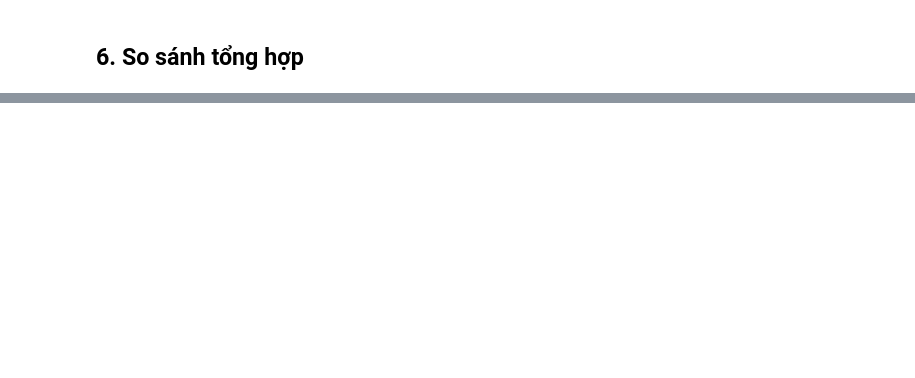
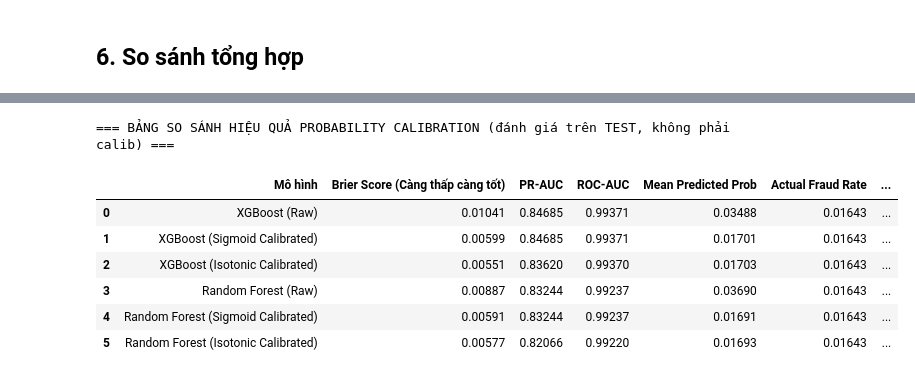
Before and after one commit to wimaniac/Agentic-Fraud-Detection-Investigation, a Jupyter notebook: notebook/03_feature_engineering_baseline.ipynb, the cells around one changed output, grey strips where cells are left out. Drawn from its saved outputs; the diff is of its cells as text; code cells hidden in the pictures; blank space fills up the shorter version.

```diff
--- a/notebook/03_feature_engineering_baseline.ipynb
+++ b/notebook/03_feature_engineering_baseline.ipynb
@@ -458,0 +647,69 @@ plt.show()
+# %%
+# --- 7.1 KHỞI TẠO VÀ FIT CALIBRATEDCLASSIFIERCV ---
+# QUAN TRỌNG: fit trên (X_calib, y_calib), ĐÁNH GIÁ trên (X_test, y_test)
+# — KHÔNG bao giờ dùng chung 1 tập cho cả 2 việc (xem mục 6c).
+
+try:
+    from sklearn.frozen import FrozenEstimator
+    def create_calibrator(base_clf, method='sigmoid'):
+        return CalibratedClassifierCV(estimator=FrozenEstimator(base_clf), method=method)
+except ImportError:
+    def create_calibrator(base_clf, method='sigmoid'):
+        return CalibratedClassifierCV(estimator=base_clf, method=method, cv='prefit')
+
+# 1. Calibrate mô hình XGBoost (Best Model) — FIT trên calib
+cal_xgb_sig = create_calibrator(xgb, method='sigmoid')
+cal_xgb_sig.fit(X_calib, y_calib)
+
+cal_xgb_iso = create_calibrator(xgb, method='isotonic')
+cal_xgb_iso.fit(X_calib, y_calib)
+
+# 2. Calibrate mô hình Random Forest — FIT trên calib
+cal_rf_sig = create_calibrator(rf, method='sigmoid')
+cal_rf_sig.fit(X_calib, y_calib)
+
+cal_rf_iso = create_calibrator(rf, method='isotonic')
+cal_rf_iso.fit(X_calib, y_calib)
+
+# 3. Tổng hợp dự đoán xác suất — ĐÁNH GIÁ trên test (chưa từng dùng để fit gì)
+models_eval = {
+    'XGBoost (Raw)': (xgb, xgb.predict_proba(X_test)[:, 1]),
+    'XGBoost (Sigmoid Calibrated)': (cal_xgb_sig, cal_xgb_sig.predict_proba(X_test)[:, 1]),
+    'XGBoost (Isotonic Calibrated)': (cal_xgb_iso, cal_xgb_iso.predict_proba(X_test)[:, 1]),
+    'Random Forest (Raw)': (rf, rf.predict_proba(X_test)[:, 1]),
+    'Random Forest (Sigmoid Calibrated)': (cal_rf_sig, cal_rf_sig.predict_proba(X_test)[:, 1]),
+    'Random Forest (Isotonic Calibrated)': (cal_rf_iso, cal_rf_iso.predict_proba(X_test)[:, 1]),
+}
+
+# 4. Đánh giá Brier Score, PR-AUC, ROC-AUC và Mean Probability — TRÊN TEST
+calib_summary = []
+actual_fraud_rate = float(y_test.mean())
+
+for name, (m, prob) in models_eval.items():
+    brier = brier_score_loss(y_test, prob)
+    pr_auc = average_precision_score(y_test, prob)
+    roc_auc = roc_auc_score(y_test, prob)
+    mean_prob = prob.mean()
+
+    calib_summary.append({
+        'Mô hình': name,
+        'Brier Score (Càng thấp càng tốt)': brier,
+        'PR-AUC': pr_auc,
+        'ROC-AUC': roc_auc,
+        'Mean Predicted Prob': mean_prob,
+        'Actual Fraud Rate': actual_fraud_rate,
+        'Độ lệch Prob (%)': abs(mean_prob - actual_fraud_rate) / actual_fraud_rate * 100
+    })
+
+df_calib = pd.DataFrame(calib_summary)
+print("=== BẢNG SO SÁNH HIỆU QUẢ PROBABILITY CALIBRATION (đánh giá trên TEST, không phải calib) ===")
+display(df_calib.round(5))
+# %% [output]
+=== BẢNG SO SÁNH HIỆU QUẢ PROBABILITY CALIBRATION (đánh giá trên TEST, không phải calib) ===
+|  | Mô hình | Brier Score (Càng thấp càng tốt) | PR-AUC | ROC-AUC | Mean Predicted Prob | Actual Fraud Rate | ... |
+| 0 | XGBoost (Raw) | 0.01041 | 0.84685 | 0.99371 | 0.03488 | 0.01643 | ... |
+| 1 | XGBoost (Sigmoid Calibrated) | 0.00599 | 0.84685 | 0.99371 | 0.01701 | 0.01643 | ... |
+| 2 | XGBoost (Isotonic Calibrated) | 0.00551 | 0.83620 | 0.99370 | 0.01703 | 0.01643 | ... |
+| 3 | Random Forest (Raw) | 0.00887 | 0.83244 | 0.99237 | 0.03690 | 0.01643 | ... |
+| 4 | Random Forest (Sigmoid Calibrated) | 0.00591 | 0.83244 | 0.99237 | 0.01691 | 0.01643 | ... |
+| 5 | Random Forest (Isotonic Calibrated) | 0.00577 | 0.82066 | 0.99220 | 0.01693 | 0.01643 | ... |
```
Also changed, not shown: parts of 23 cells of this notebook, 13 other files.
